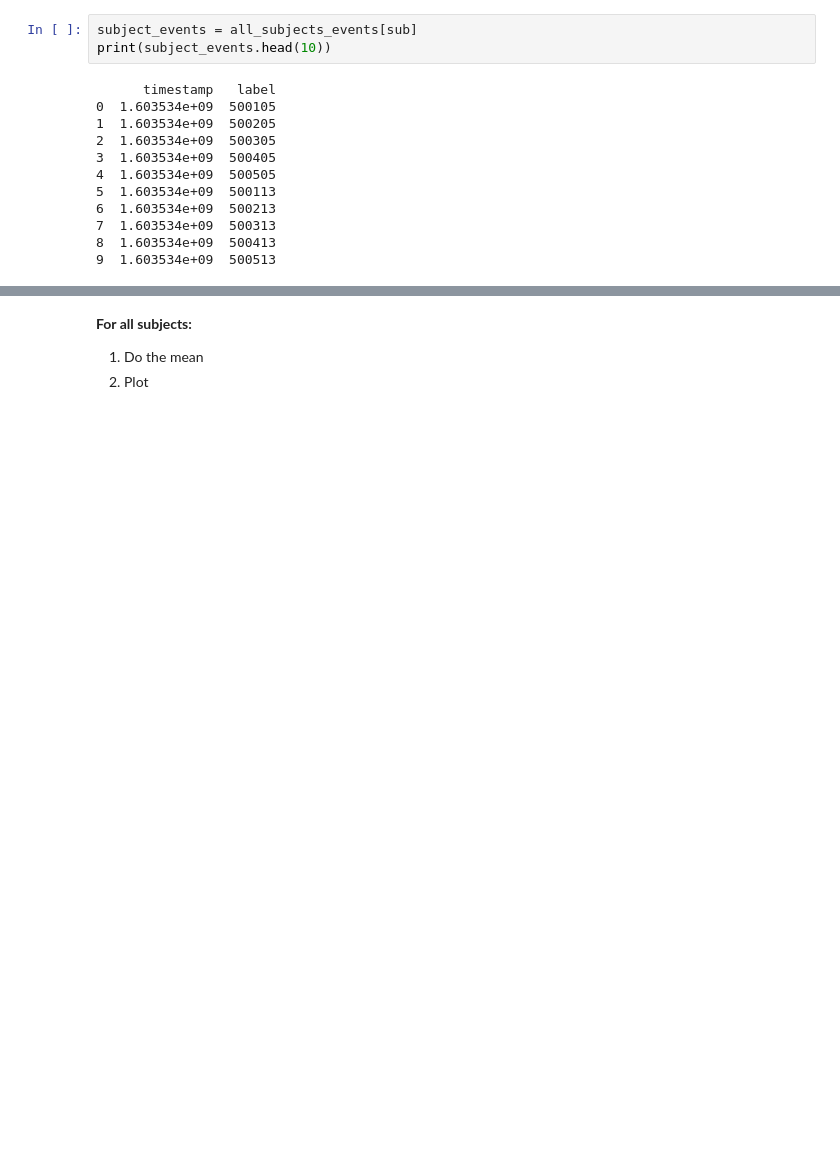
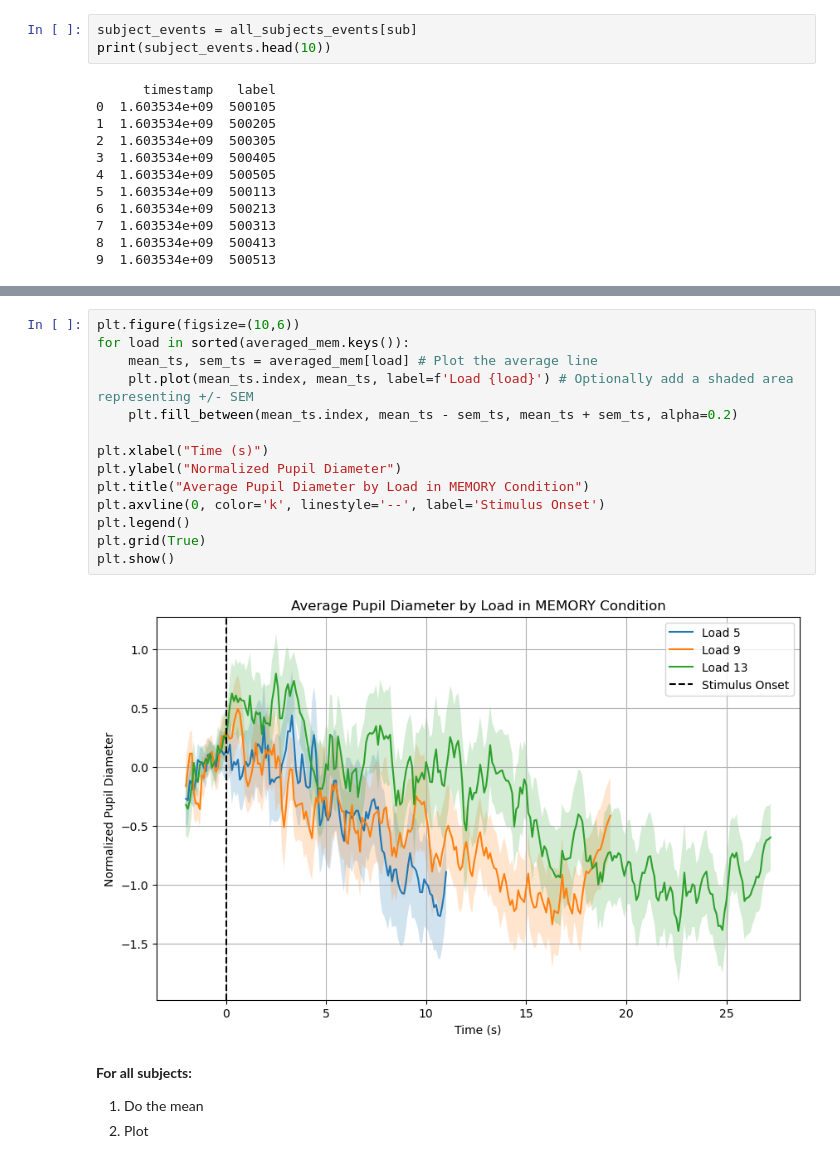
Before and after one commit to Claradavilaa/Special_course, a Jupyter notebook: pupillometry.ipynb, the cells around one changed output, grey strips where cells are left out. Cells and saved outputs as stored; diff of their text form; blank space fills up the shorter version.

```diff
--- a/pupillometry.ipynb
+++ b/pupillometry.ipynb
@@ -393,3 +442,19 @@ plt.show()
+# %%
+plt.figure(figsize=(10,6))
+for load in sorted(averaged_mem.keys()):
+    mean_ts, sem_ts = averaged_mem[load] # Plot the average line
+    plt.plot(mean_ts.index, mean_ts, label=f'Load {load}') # Optionally add a shaded area representing +/- SEM
+    plt.fill_between(mean_ts.index, mean_ts - sem_ts, mean_ts + sem_ts, alpha=0.2)
+
+plt.xlabel("Time (s)")
+plt.ylabel("Normalized Pupil Diameter")
+plt.title("Average Pupil Diameter by Load in MEMORY Condition")
+plt.axvline(0, color='k', linestyle='--', label='Stimulus Onset')
+plt.legend()
+plt.grid(True)
+plt.show()
+# %% [output]
+[figure, added]
 # %% [markdown]
 **For all subjects:**
 1. Do the mean
```
Also changed, not shown: parts of 9 cells of this notebook, 5 other files.
